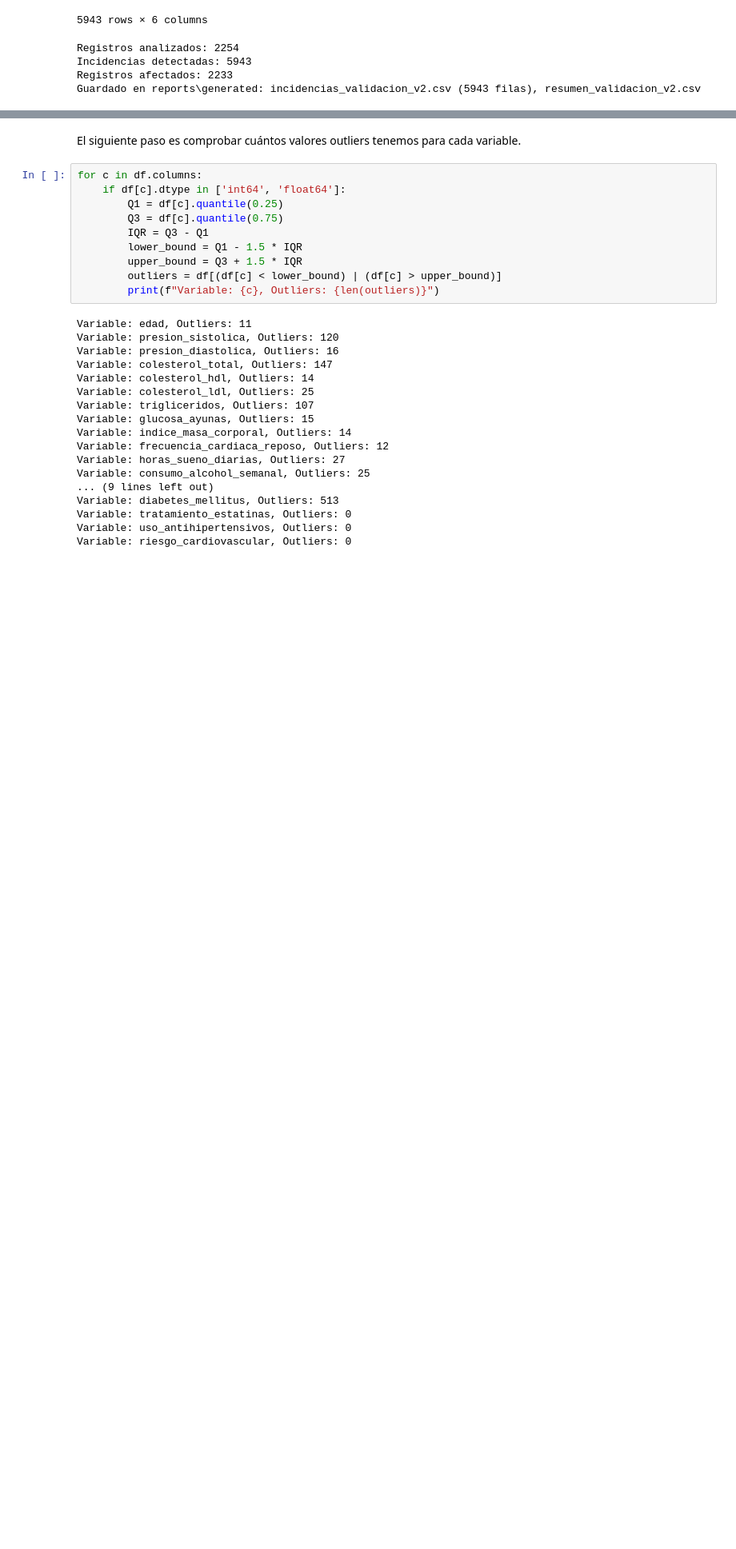
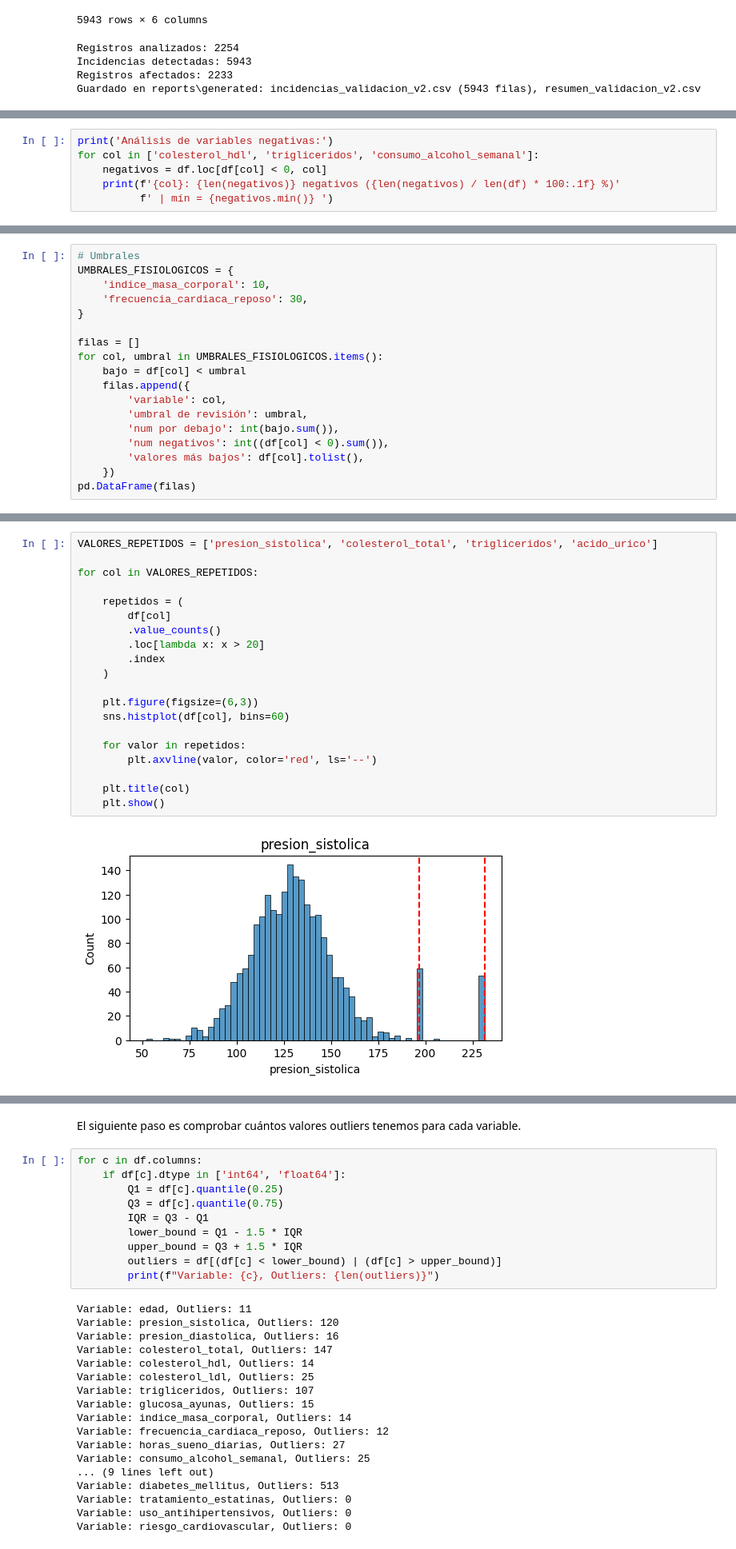
Before and after one commit to csm8-um/MasterIA-ML01, a Jupyter notebook: notebooks/Tarea1_ML.ipynb, the cells around one changed output, grey strips where cells are left out. Shown at 80% size. Drawn from its saved outputs; the diff is of its cells as text; blank space fills up the shorter version.

```diff
--- a/notebooks/Tarea1_ML.ipynb
+++ b/notebooks/Tarea1_ML.ipynb
@@ -530,0 +589,6 @@ Una vez que hemos hecho estos cambios, no se aprecian variaciones significativas
+# %%
+print('Análisis de variables negativas:')
+for col in ['colesterol_hdl', 'trigliceridos', 'consumo_alcohol_semanal']:
+    negativos = df.loc[df[col] < 0, col]
+    print(f'{col}: {len(negativos)} negativos ({len(negativos) / len(df) * 100:.1f} %)'
+          f' | mín = {negativos.min()} ')
@@ -530,0 +687,18 @@ Una vez que hemos hecho estos cambios, no se aprecian variaciones significativas
+# %%
+# Umbrales
+UMBRALES_FISIOLOGICOS = {
+    'indice_masa_corporal': 10,
+    'frecuencia_cardiaca_reposo': 30,
+}
+
+filas = []
+for col, umbral in UMBRALES_FISIOLOGICOS.items():
+    bajo = df[col] < umbral
+    filas.append({
+        'variable': col,
+        'umbral de revisión': umbral,
+        'num por debajo': int(bajo.sum()),
+        'num negativos': int((df[col] < 0).sum()),
+        'valores más bajos': df[col].tolist(),
+    })
+pd.DataFrame(filas)
@@ -530,0 +741,22 @@ Una vez que hemos hecho estos cambios, no se aprecian variaciones significativas
+# %%
+VALORES_REPETIDOS = ['presion_sistolica', 'colesterol_total', 'trigliceridos', 'acido_urico']
+
+for col in VALORES_REPETIDOS:
+
+    repetidos = (
+        df[col]
+        .value_counts()
+        .loc[lambda x: x > 20]
+        .index
+    )
+
+    plt.figure(figsize=(6,3))
+    sns.histplot(df[col], bins=60)
+
+    for valor in repetidos:
+        plt.axvline(valor, color='red', ls='--')
+
+    plt.title(col)
+    plt.show()
+# %% [output]
+[figure, added]
```
Also changed, not shown: parts of 55 cells of this notebook.
